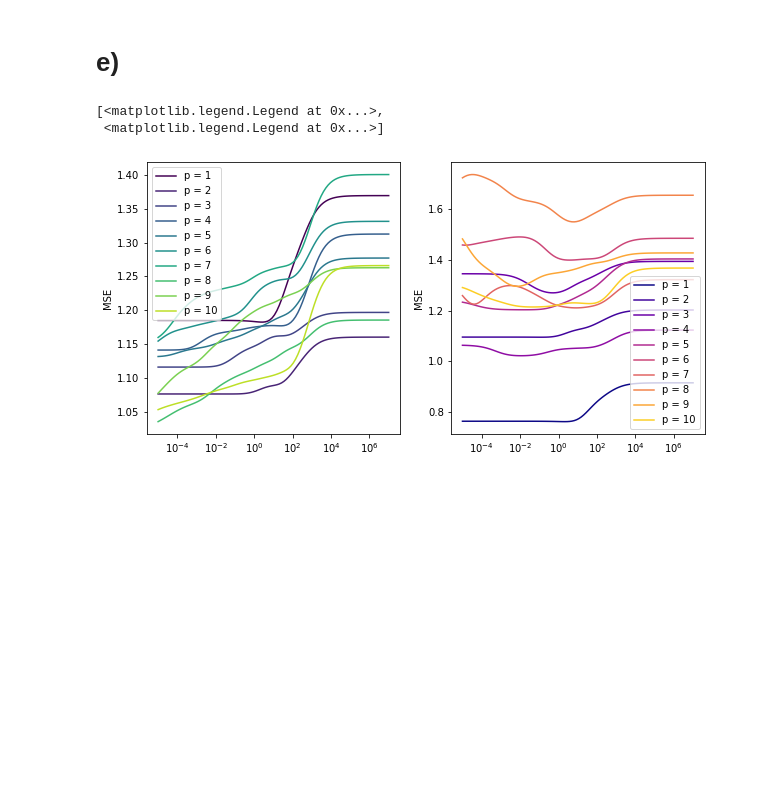
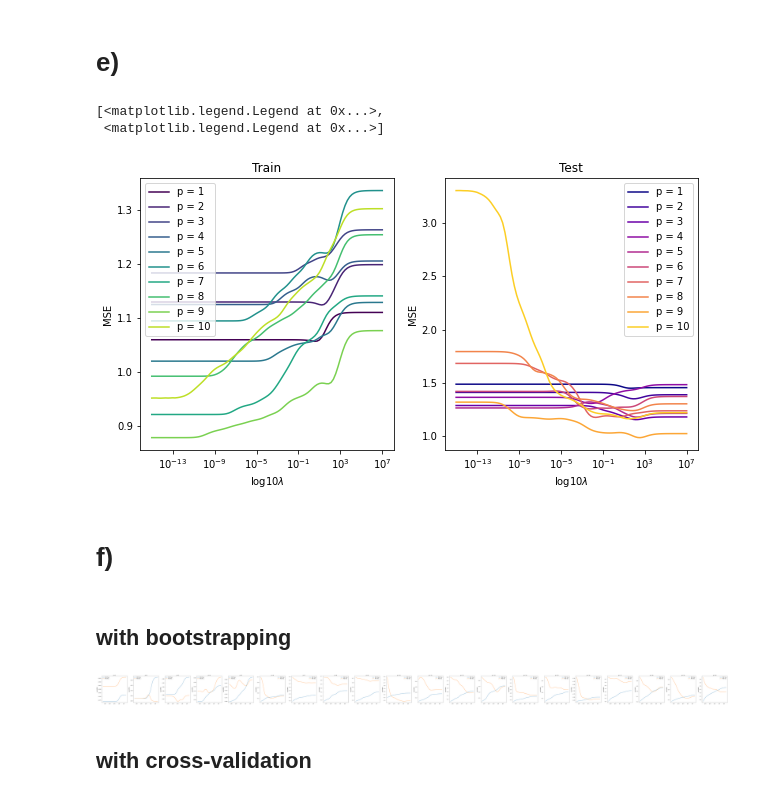
Before and after one commit to johanage/ada_ml_project1, a Jupyter notebook: Project1.ipynb, the cells around one changed output. Drawn from its saved outputs; the diff is of its cells as text; code cells hidden in the pictures; blank space fills up the shorter version.

```diff
--- a/Project1.ipynb
+++ b/Project1.ipynb
@@ -289,6 +353,8 @@ Text(0.5, 0, 'Polynomial degree')
 # Bias-variance trade-off Franke function
 # %%
 model_complexity = 20
+x, y = np.meshgrid(np.arange(0,1,0.05),np.arange(0,1,0.05))
+xvec = np.array([x,y])
 mses_train, Rs_train, bias_train, variance_train = np.zeros((model_complexity)), np.zeros((model_complexity)),np.zeros((model_complexity)), np.zeros((model_complexity))
 mses_test, Rs_test, bias_test, variance_test = np.zeros((model_complexity)), np.zeros((model_complexity)),np.zeros((model_complexity)), np.zeros((model_complexity))
 for p in range(1,model_complexity+1):
@@ -329,7 +395,9 @@ Text(0.5, 0, 'Polynomial degree')
 # %%
 import importlib; import project1; importlib.reload(project1); from project1.project1 import *
 model_complexity = 20
-k = 5000
+k = 1000
+x, y = np.meshgrid(np.arange(0,1,0.05),np.arange(0,1,0.05))
+xvec = np.array([x,y])
 mses_train, Rs_train, bias_train, variance_train = np.zeros((model_complexity, k)), np.zeros((model_complexity,k)),np.zeros((model_complexity, k)), np.zeros((model_complexity,k))
 mses_test, Rs_test, bias_test, variance_test = np.zeros((model_complexity, k)), np.zeros((model_complexity, k)),np.zeros((model_complexity, k)), np.zeros((model_complexity, k))
 for p in range(1,model_complexity+1):
@@ -337,11 +405,12 @@ for p in range(1,model_complexity+1):
     z = FrankeFunction(**{'x%i'%i: xvec[i].ravel() for i in range(len(xvec))})
     noise = np.random.normal(0,1,size=z.shape)
     znoisy = z + noise
+    ztilde_train, ztilde_test, betahat, Xtrain, Xtest, ztrain,ztest = ols_fp_train_test_split(X = X, y = z_resampled,
+                                                                                                  **{"test_size" : 0.25,
+                                                                                                    "random_state" : 42})
     for ik in range(k):
         z_resampled = resample(data = znoisy)
-        ztilde_train, ztilde_test, betahat, Xtrain, Xtest, ztrain,ztest = ols_fp_train_test_split(X = X, y = z_resampled,
-                                                                                                  **{"test_size" : 0.25,
-                                                                                                    "random_state" : 42})
+
         mses_train[p-1, ik] = MSE(y = ztrain + np.mean(z),ytilde = ztilde_train)
         Rs_train[p-1, ik] = Rscore(y = ztrain + np.mean(z), ytilde = ztilde_train)
         bias_train[p-1, ik] = np.mean((ztrain-np.mean(ztilde_train))**2)
@@ -373,7 +442,7 @@ import importlib; import project1; importlib.reload(project1); from project1.pro
 model_complexity = 20
 x, y = np.meshgrid(np.arange(0,1,0.05),np.arange(0,1,0.05))
 xvec = np.array([x,y])
-k = 6
+k = 5
 mses_train, var_train, bias_train, variance_train = np.zeros((model_complexity, k)), np.zeros((model_complexity,k)),np.zeros((model_complexity, k)), np.zeros((model_complexity,k))
 mses_test, var_test, bias_test, variance_test = np.zeros((model_complexity, k)), np.zeros((model_complexity, k)),np.zeros((model_complexity, k)), np.zeros((model_complexity, k))
 for p in range(1,model_complexity+1):
@@ -400,9 +469,10 @@ Text(0.5, 0, 'Polynomial degree')
 # e)
 # %%
 import importlib; import project1; importlib.reload(project1); from project1.project1 import *
-
+x, y = np.meshgrid(np.arange(0,1,0.05),np.arange(0,1,0.05))
+xvec = np.array([x,y])
 model_complexity = 10
-lambdas = np.logspace(-5,7, 100)
+lambdas = np.logspace(-15,7, 100)
 
 mses_train, Rs_train = np.zeros((model_complexity, len(lambdas))), np.zeros((model_complexity,len(lambdas)))
 mses_test, Rs_test = np.zeros((model_complexity,len(lambdas))), np.zeros((model_complexity,len(lambdas)))
@@ -428,16 +498,23 @@ for p in range(1, model_complexity+1):
 # %%
 carr = np.arange(mses_train.shape[0])/mses_train.shape[0]
 cs_train = plt.cm.viridis(carr)
 cs_test = plt.cm.plasma(carr)
 fig, axs = plt.subplots(1,2, figsize=(10,5))
 for ip in range(mses_train.shape[0]):
     axs[0].plot(lambdas, mses_train[ip], color = cs_train[ip], label="p = %i"%(ip+1))
     axs[1].plot(lambdas, mses_test[ip], color = cs_test[ip], label="p = %i"%(ip+1))
+axs[0].set_title("Train")
+axs[1].set_title("Test")
+
 [ax.set_xscale('log') for ax in axs]
 [ax.set_ylabel("MSE") for ax in axs]
-[ax.set_xlabel("log10$\\lambda$")]
+[ax.set_xlabel("log10$\\lambda$") for ax in axs]
 [ax.legend() for ax in axs]
 # %% [output]
 [<matplotlib.legend.Legend at 0x...>,
  <matplotlib.legend.Legend at 0x...>]
-[figure, old version]
+[figure, new version]
+# %% [markdown]
+# f)
+# %% [markdown]
+## with bootstrapping
@@ -443,0 +549,18 @@ for ip in range(mses_train.shape[0]):
+# %%
+fig, axs = plt.subplots(1,model_complexity,figsize=(model_complexity*5,5))
+for p in range(model_complexity):
+    axs[p].set_title("$p = %i$"%(p+1))
+    axs[p].plot(lambdas, np.log10(np.mean(mses_train[p], axis=1)), label="MSE Train")
+    axs[p].plot(lambdas, np.log10(np.mean(mses_test[p], axis=1)), label="MSE Test")
+    #axs[p].plot(lambdas, np.log10(np.mean(bias_train[p], axis=1)), label="Bias Train")
+    #axs[p].plot(lambdas, np.log10(np.mean(bias_test[p], axis=1)), label="Bias Test")
+    #axs[p].plot(lambdas, np.log10(np.mean(var_train[p], axis=1)), label="$\\sigma^2$ Train")
+    #axs[p].plot(lambdas, np.log10(np.mean(var_test[p], axis=1)), label="$\\sigma^2$ Test")
+[ax.set_xscale('log') for ax in axs]
+[ax.legend() for ax in axs]
+[ax.set_ylabel("log10(MSE)") for ax in axs]
+fig.tight_layout()
+# %% [output]
+[figure, added]
+# %% [markdown]
+## with cross-validation
```
Also changed, not shown: parts of 45 cells of this notebook, 1 other file.
